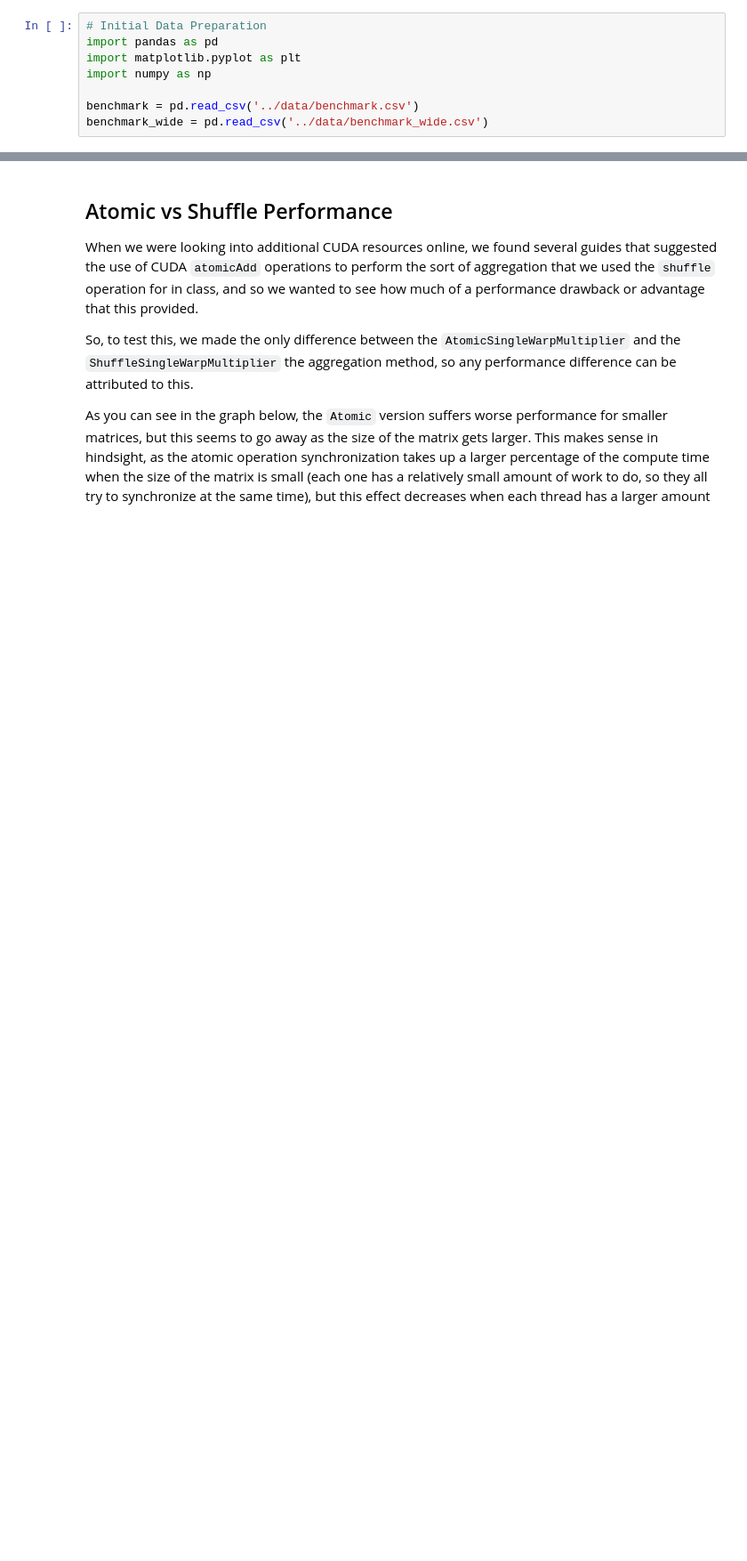
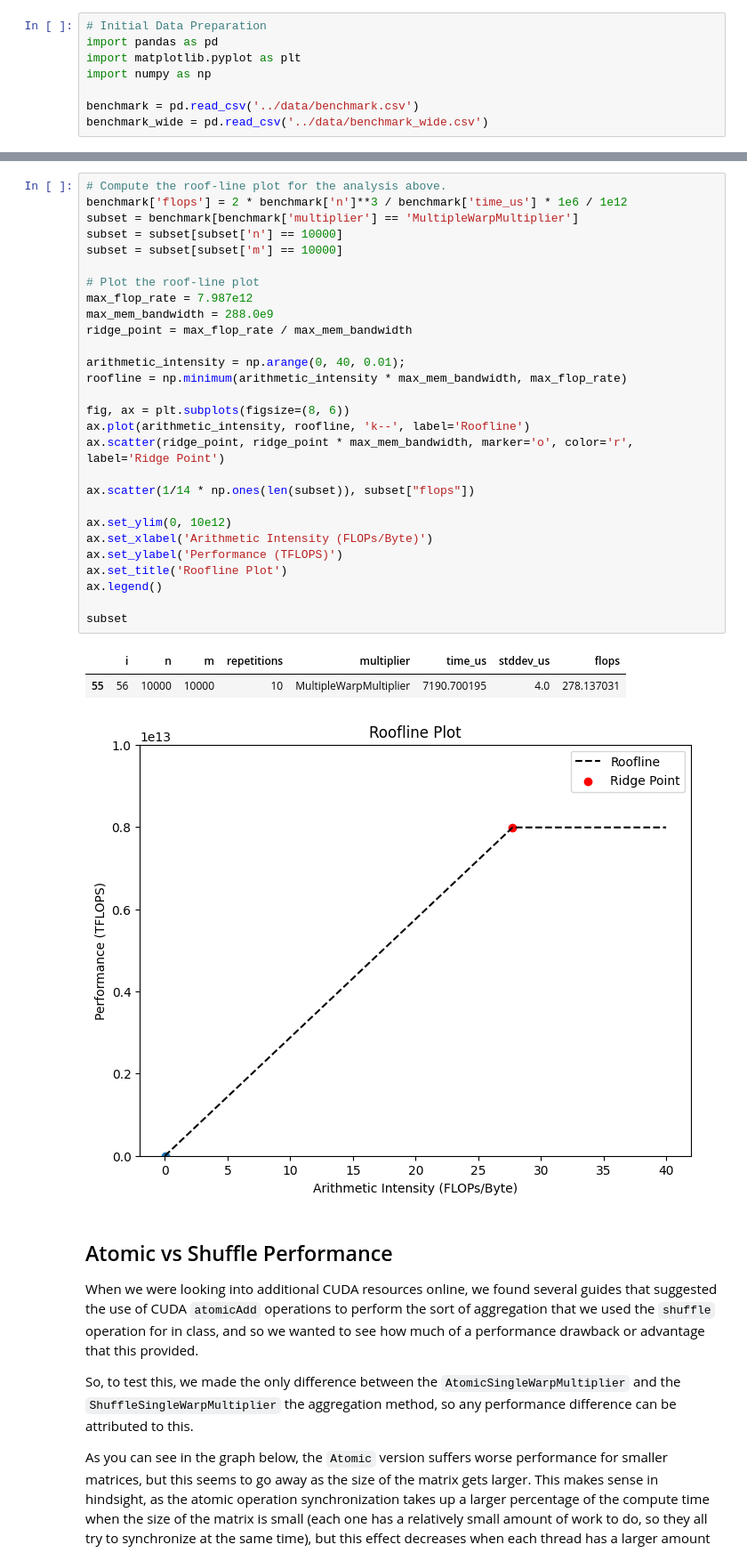
Before and after one commit to RobScheidegger/heterogeneous-computation-homeworks, a Jupyter notebook: homework_3/analysis/Homework3.ipynb, the cells around one changed output, grey strips where cells are left out. Shown: that part at 89% size. Saved outputs shown, nothing was run; the diff lists cells and outputs as text; blank space fills up the shorter version.

Commit message:
feat: finish analysis

```diff
--- a/homework_3/analysis/Homework3.ipynb
+++ b/homework_3/analysis/Homework3.ipynb
@@ -28,3 +47,35 @@ We
+# %%
+# Compute the roof-line plot for the analysis above.
+benchmark['flops'] = 2 * benchmark['n']**3 / benchmark['time_us'] * 1e6 / 1e12
+subset = benchmark[benchmark['multiplier'] == 'MultipleWarpMultiplier']
+subset = subset[subset['n'] == 10000]
+subset = subset[subset['m'] == 10000]
+
+# Plot the roof-line plot
+max_flop_rate = 7.987e12
+max_mem_bandwidth = 288.0e9
+ridge_point = max_flop_rate / max_mem_bandwidth
+
+arithmetic_intensity = np.arange(0, 40, 0.01);
+roofline = np.minimum(arithmetic_intensity * max_mem_bandwidth, max_flop_rate)
+
+fig, ax = plt.subplots(figsize=(8, 6))
+ax.plot(arithmetic_intensity, roofline, 'k--', label='Roofline')
+ax.scatter(ridge_point, ridge_point * max_mem_bandwidth, marker='o', color='r', label='Ridge Point')
+
+ax.scatter(1/14 * np.ones(len(subset)), subset["flops"])
+
+ax.set_ylim(0, 10e12)
+ax.set_xlabel('Arithmetic Intensity (FLOPs/Byte)')
+ax.set_ylabel('Performance (TFLOPS)')
+ax.set_title('Roofline Plot')
+ax.legend()
+
+subset
+# %% [output]
+|  | i | n | m | repetitions | multiplier | time_us | stddev_us | flops |
+| 55 | 56 | 10000 | 10000 | 10 | MultipleWarpMultiplier | 7190.700195 | 4.0 | 278.137031 |
+[figure, added]
 # %% [markdown]
 ## Atomic vs Shuffle Performance
 
```
Also changed, not shown: parts of 5 cells of this notebook.
